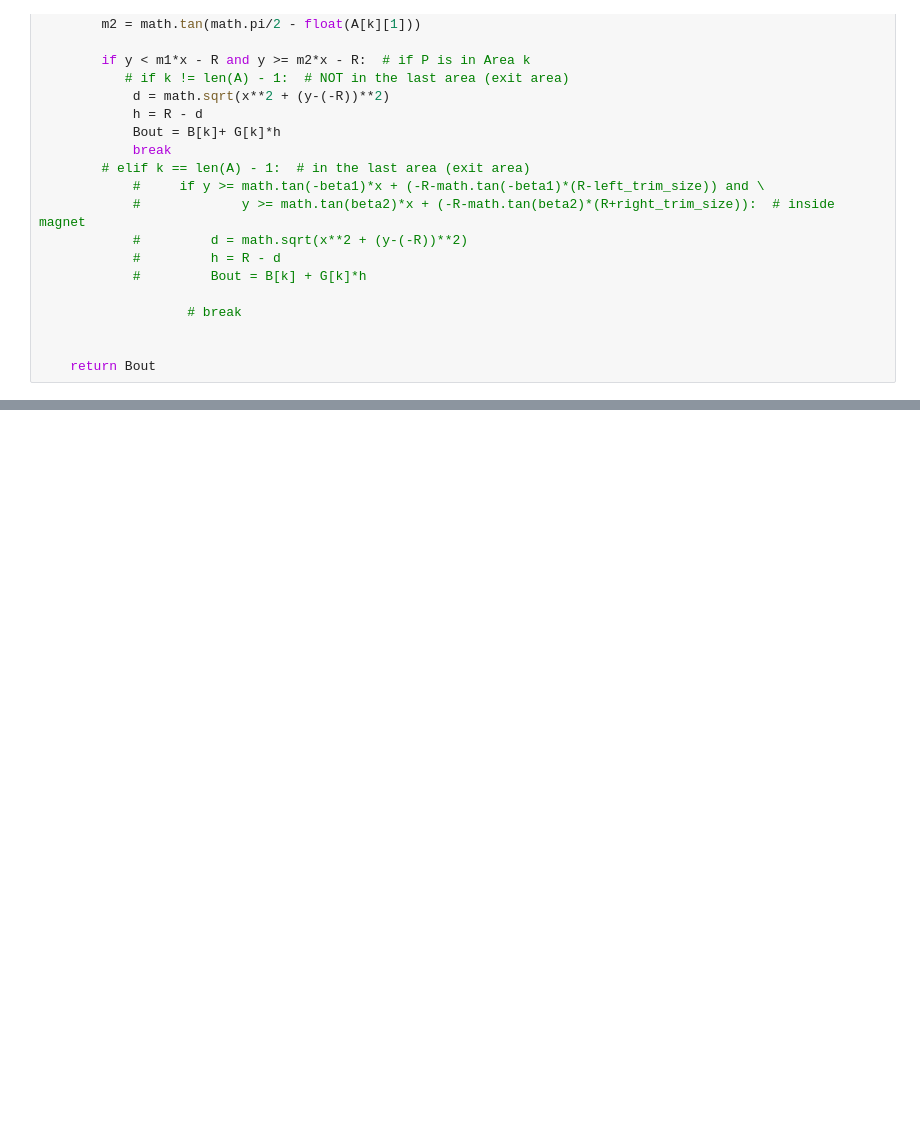
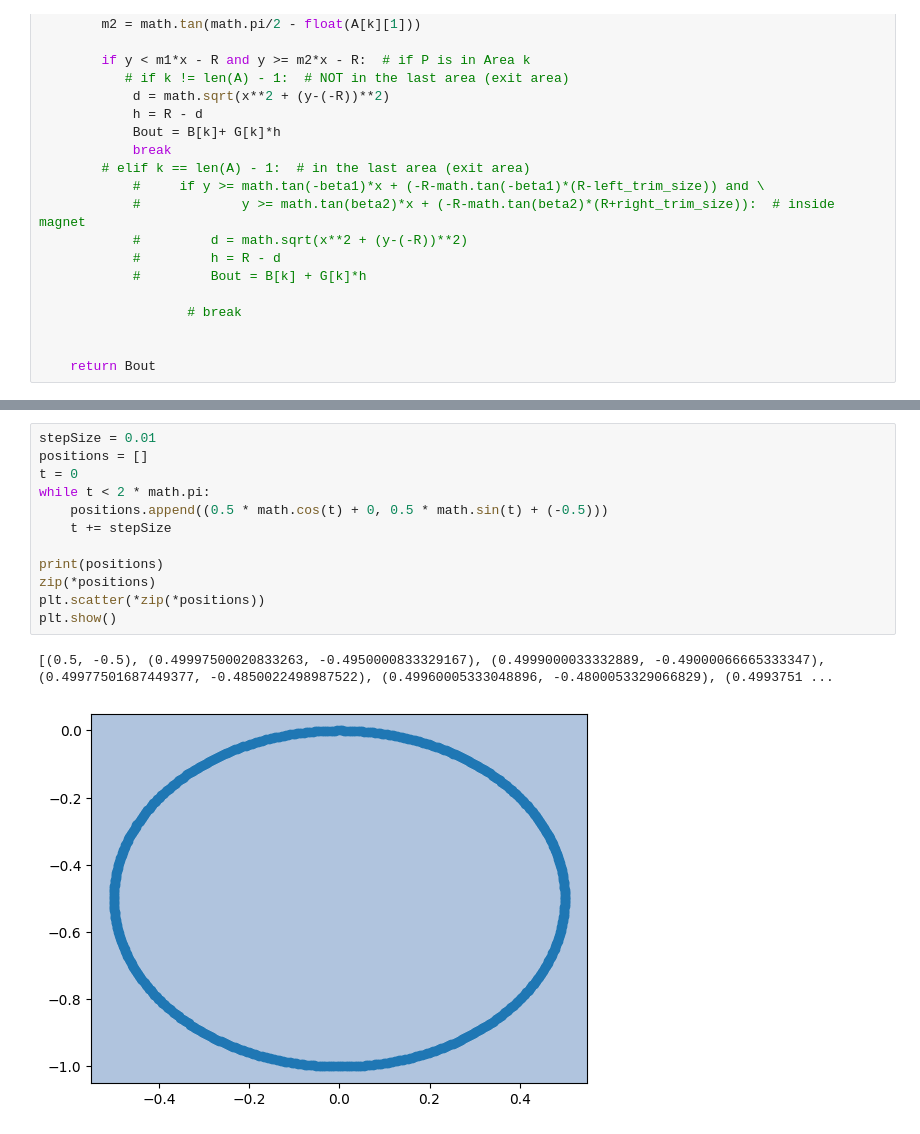
Before and after one commit to juliehinge/cern_gui, a Jupyter notebook: dev.ipynb, the cells around one changed output, grey strips where cells are left out. Saved outputs shown, nothing was run; the diff lists cells and outputs as text; blank space fills up the shorter version.

```diff
--- a/dev.ipynb
+++ b/dev.ipynb
@@ -506,0 +451,15 @@ custom(A, li, R, X_min, X_max, Y_min, Y_max)
+# %%
+stepSize = 0.01
+positions = []
+t = 0
+while t < 2 * math.pi:
+    positions.append((0.5 * math.cos(t) + 0, 0.5 * math.sin(t) + (-0.5)))
+    t += stepSize
+
+print(positions)
+zip(*positions)
+plt.scatter(*zip(*positions))
+plt.show()
+# %% [output]
+[(0.5, -0.5), (0.49997500020833263, -0.4950000833329167), (0.4999000033332889, -0.49000066665333347), (0.49977501687449377, -0.4850022498987522), (0.49960005333048896, -0.4800053329066829), (0.4993751 ...
+[figure, added]
```
Also changed, not shown: parts of 11 cells of this notebook, 3 other files.
